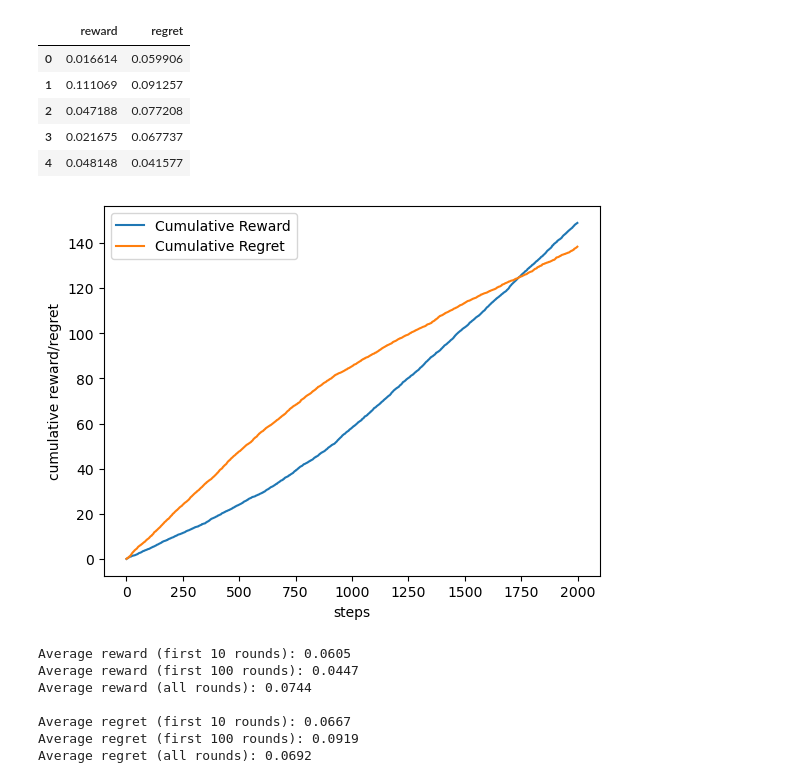
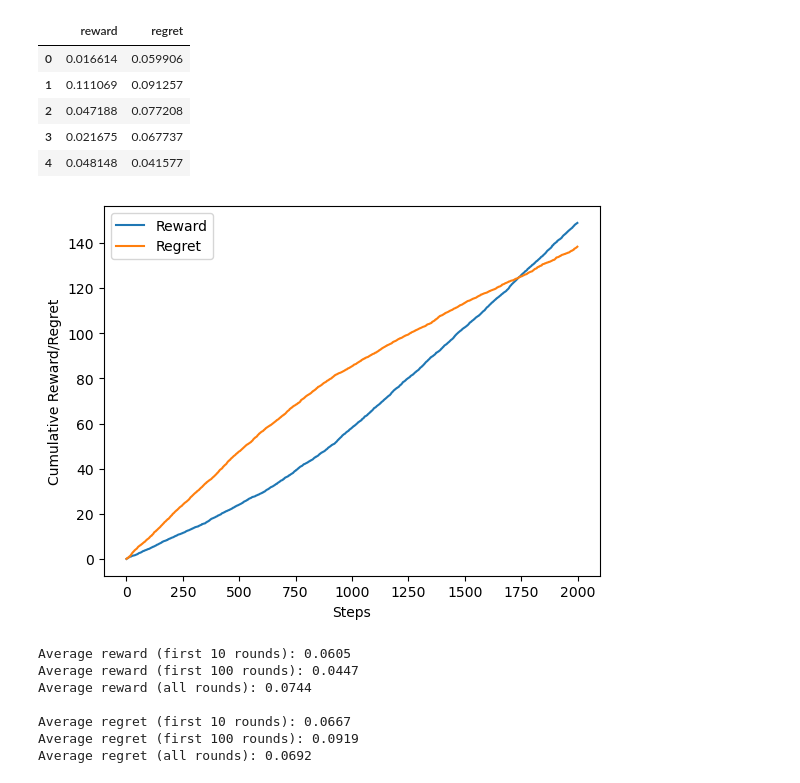
Before and after one commit to neural-bandits/calvera, a Jupyter notebook: examples/combinatorial_linear_ucb_ts.ipynb, the cells around one changed output. Cells and saved outputs as stored; diff of their text form; code cells hidden in the pictures.

```diff
--- a/examples/combinatorial_linear_ucb_ts.ipynb
+++ b/examples/combinatorial_linear_ucb_ts.ipynb
@@ -14,33 +17,43 @@ from calvera.utils import TopKSelector
 from calvera.benchmark import BanditBenchmarkEnvironment
 from calvera.benchmark.datasets import SyntheticCombinatorialDataset
 # %%
+# Create a synthetic dataset for combinatorial bandits
 dataset = SyntheticCombinatorialDataset(
-    n_samples=2000, num_actions=20, context_size=80, function_type="quadratic", seed=42
+    n_samples=2000,  # Number of samples
+    num_actions=20,  # Total number of possible actions
+    context_size=80,  # Dimension of context features
+    function_type="quadratic",  # Reward function type
+    seed=42,
 )
 
+# Examine a single example
 contexts, rewards = dataset[0]
 print(f"\nContext shape: {contexts.shape}")
 print(f"Reward shape: {rewards.shape}")
 
 print(f"\nRewards: {rewards[:].tolist()}")
 
+# Check the top-K arms for this example
 K = 4
 top_k_indices = torch.topk(rewards, K).indices
 print(f"\nTop {K} arms: {top_k_indices.tolist()}")
 print(f"Top {K} rewards: {rewards[top_k_indices].tolist()}")
 
-# plot first two dimensions of X and color by y
-plt.figure(figsize=(8, 6))
+# Visualize the first two dimensions of the context features
+plt.figure(figsize=(10, 7))
 plt.scatter(
     dataset.contexts.view(-1, dataset.context_size)[:, 0],
     dataset.contexts.view(-1, dataset.context_size)[:, 1],
     c=dataset.rewards.view(-1, dataset.context_size)[:],
     cmap="viridis",
+    alpha=0.7,
 )
 plt.xlabel("Context dimension 1")
 plt.ylabel("Context dimension 2")
 plt.title("Context vectors colored by rewards")
 plt.colorbar(label="Reward")
+plt.grid(alpha=0.3)
+plt.show()
 # %% [output]
 Context shape: torch.Size([20, 80])
 Reward shape: torch.Size([20])
@@ -67,28 +86,36 @@ bandit_module = DiagonalPrecApproxLinearTSBandit(
 logging.getLogger("lightning.pytorch.utilities.rank_zero").setLevel(logging.FATAL)
 # %%
+# Initialize arrays to store metrics
 rewards = np.array([])
 regrets = np.array([])
-progress = tqdm(iter(env), total=len(env))
+
+# Training loop with progress bar
+progress = tqdm(iter(env), total=len(env), desc="Training Linear TS bandit")
 
 for contextualized_actions in progress:
+    # 1. Select actions based on current model
     chosen_actions, _ = bandit_module.forward(contextualized_actions)
 
+    # 2. Set up trainer for this step
     trainer = pl.Trainer(
         max_epochs=1,
         log_every_n_steps=1,
         enable_progress_bar=False,
         enable_model_summary=False,
         enable_checkpointing=False,
-        accelerator=accelerator,
+        accelerator=ACCELERATOR,
     )
 
+    # 3. Get feedback and compute regret
     chosen_contextualized_actions, realized_scores = env.get_feedback(chosen_actions)
-    realized_rewards = realized_scores.sum(dim=1)
+    realized_rewards = realized_scores.sum(dim=1)  # Sum rewards across selected items
     batch_regret = env.compute_regret(chosen_actions)
 
+    # 4. Record metrics
     rewards = np.append(rewards, realized_rewards.cpu().numpy())
     regrets = np.append(regrets, batch_regret.cpu().numpy())
 
+    # 5. Update progress bar with current metrics
     progress.set_postfix(
         reward=realized_rewards.mean().item(),
         regret=batch_regret.mean().item(),
@@ -96,10 +123,12 @@ for contextualized_actions in progress:
         acc_regret=np.sum(regrets),
     )
 
+    # 6. Update the bandit with feedback
     bandit_module.record_feedback(chosen_contextualized_actions, realized_scores)
     trainer.fit(bandit_module)
-    bandit_module = bandit_module.to(accelerator)
+    bandit_module = bandit_module.to(ACCELERATOR)
 
+# Store metrics in a DataFrame
 metrics = pd.DataFrame(
     {
         "reward": rewards,
@@ -107,6 +136,7 @@ metrics = pd.DataFrame(
     }
 )
 
+# Display the first few rows of metrics
 metrics.head()
 # %% [output]
 c:\Users\Parisa\anaconda3\envs\calvera\lib\site-packages\lightning\pytorch\trainer\connectors\data_connector.py:425: The 'train_dataloader' does not have many workers which may be a bottleneck. Consid ...
@@ -119,15 +149,15 @@ c:\Users\Parisa\anaconda3\envs\calvera\lib\site-packages\lightning\pytorch\train
 # %%
 # Calculate cumulative metrics
 cumulative_reward = np.cumsum(metrics["reward"])
 cumulative_regret = np.cumsum(metrics["regret"])
 
-# Plot cumulative reward and regret
-plt.plot(cumulative_reward, label="Cumulative Reward")
-plt.plot(cumulative_regret, label="Cumulative Regret")
-plt.xlabel("steps")
-plt.ylabel("cumulative reward/regret")
+# Plot cumulative regret and reward
+plt.plot(cumulative_reward, label="Reward")
+plt.plot(cumulative_regret, label="Regret")
+plt.xlabel("Steps")
+plt.ylabel("Cumulative Reward/Regret")
 plt.legend()
 plt.show()
 # %% [output]
-[figure, old version]
+[figure, new version]
 # %%
```
Also changed, not shown: parts of 4 cells of this notebook, 10 other files.
